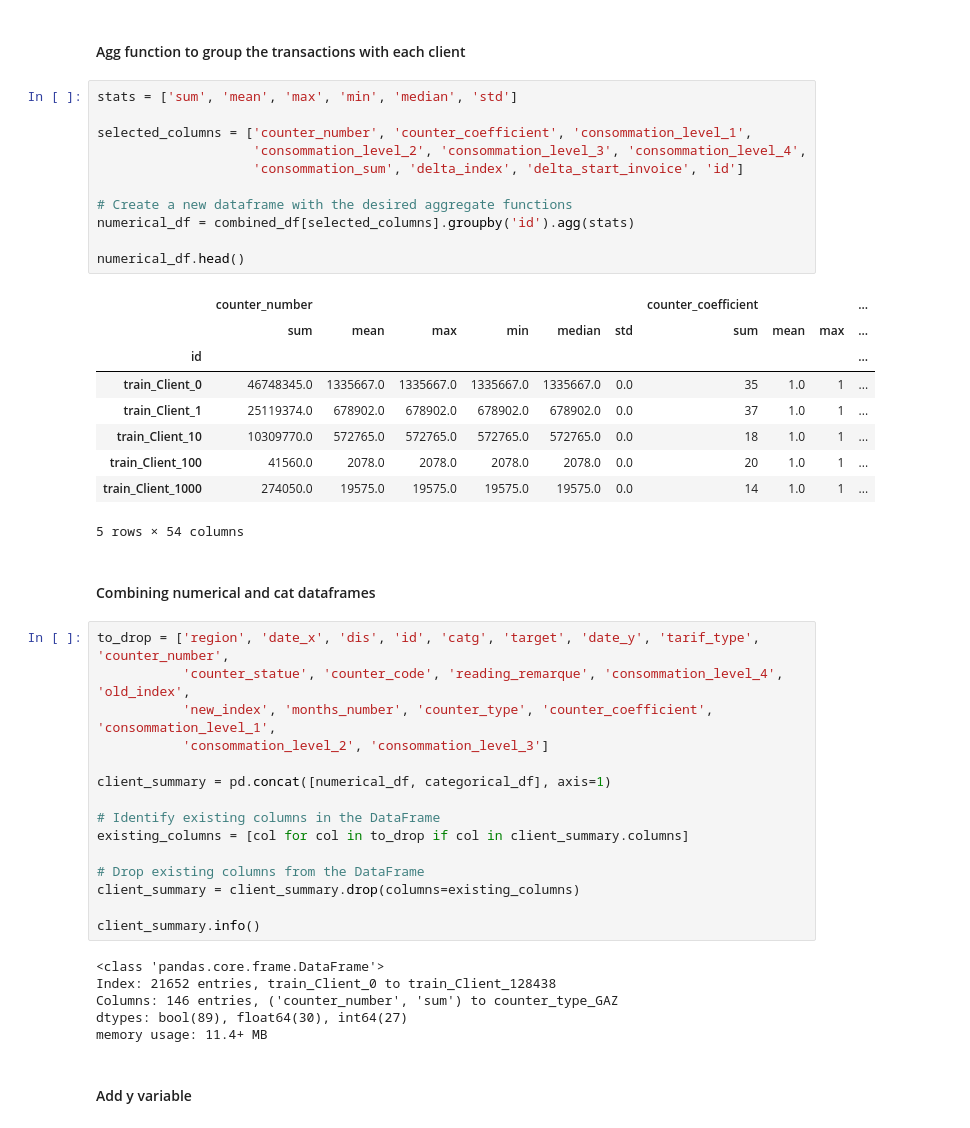
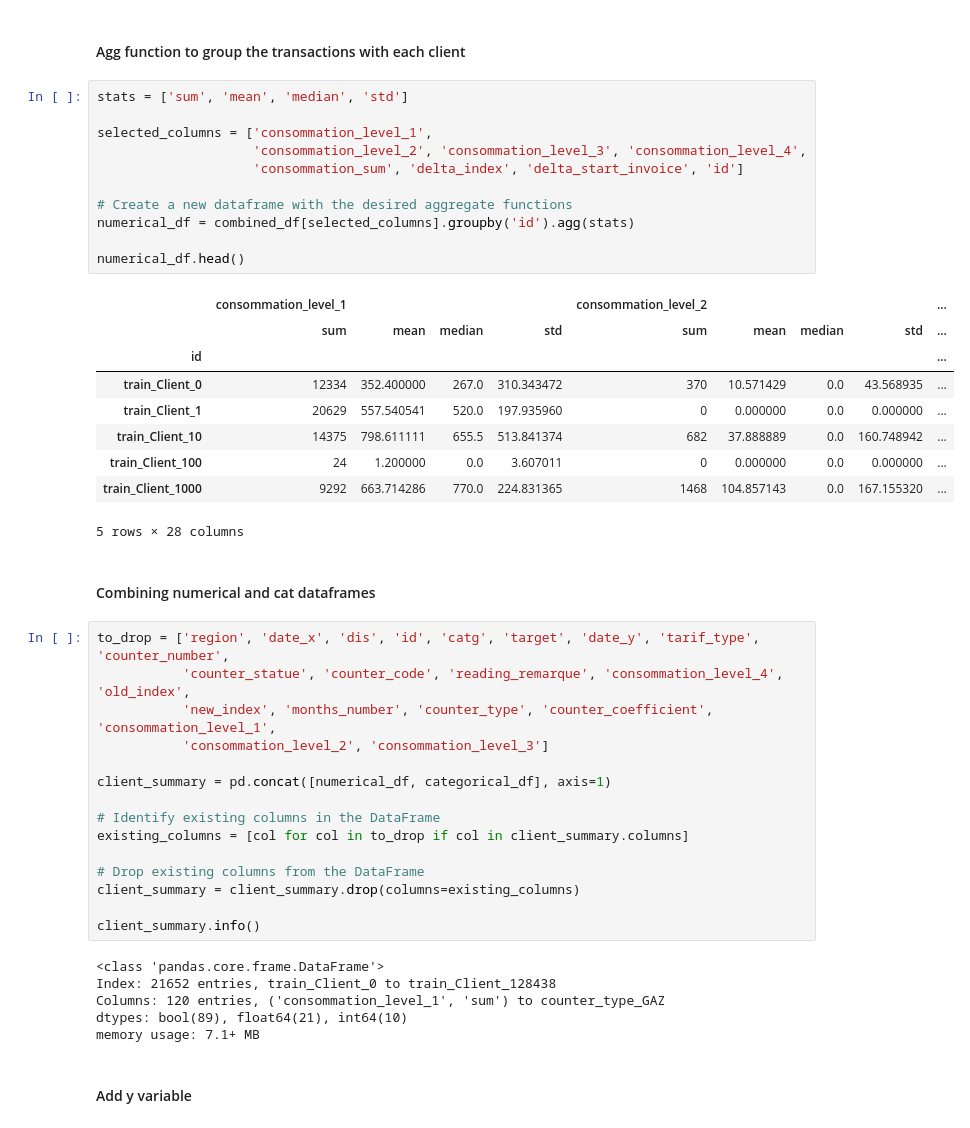
Before and after one commit to turrrray/gay, a Jupyter notebook: Fraud.ipynb, the cells around one changed output. Saved outputs shown, nothing was run; the diff lists cells and outputs as text.

```diff
--- a/Fraud.ipynb
+++ b/Fraud.ipynb
@@ -117,26 +117,26 @@ categorical_df = categorical_df.groupby('id').agg({col: 'max' for col in categor
 # %% [markdown]
 #### Agg function to group the transactions with each client
 # %%
-stats = ['sum', 'mean', 'max', 'min', 'median', 'std']
+stats = ['sum', 'mean', 'median', 'std']
 
-selected_columns = ['counter_number', 'counter_coefficient', 'consommation_level_1',
+selected_columns = ['consommation_level_1',
                     'consommation_level_2', 'consommation_level_3', 'consommation_level_4',
                     'consommation_sum', 'delta_index', 'delta_start_invoice', 'id']
 
 # Create a new dataframe with the desired aggregate functions
 numerical_df = combined_df[selected_columns].groupby('id').agg(stats)
 
 numerical_df.head()
 # %% [output]
-|  | counter_number |  |  |  |  |  | counter_coefficient |  |  | ... |
-|  | sum | mean | max | min | median | std | sum | mean | max | ... |
-| id |  |  |  |  |  |  |  |  |  | ... |
-| train_Client_0 | 46748345.0 | 1335667.0 | 1335667.0 | 1335667.0 | 1335667.0 | 0.0 | 35 | 1.0 | 1 | ... |
-| train_Client_1 | 25119374.0 | 678902.0 | 678902.0 | 678902.0 | 678902.0 | 0.0 | 37 | 1.0 | 1 | ... |
-| train_Client_10 | 10309770.0 | 572765.0 | 572765.0 | 572765.0 | 572765.0 | 0.0 | 18 | 1.0 | 1 | ... |
-| train_Client_100 | 41560.0 | 2078.0 | 2078.0 | 2078.0 | 2078.0 | 0.0 | 20 | 1.0 | 1 | ... |
-| train_Client_1000 | 274050.0 | 19575.0 | 19575.0 | 19575.0 | 19575.0 | 0.0 | 14 | 1.0 | 1 | ... |
+|  | consommation_level_1 |  |  |  | consommation_level_2 |  |  |  | ... |
+|  | sum | mean | median | std | sum | mean | median | std | ... |
+| id |  |  |  |  |  |  |  |  | ... |
+| train_Client_0 | 12334 | 352.400000 | 267.0 | 310.343472 | 370 | 10.571429 | 0.0 | 43.568935 | ... |
+| train_Client_1 | 20629 | 557.540541 | 520.0 | 197.935960 | 0 | 0.000000 | 0.0 | 0.000000 | ... |
+| train_Client_10 | 14375 | 798.611111 | 655.5 | 513.841374 | 682 | 37.888889 | 0.0 | 160.748942 | ... |
+| train_Client_100 | 24 | 1.200000 | 0.0 | 3.607011 | 0 | 0.000000 | 0.0 | 0.000000 | ... |
+| train_Client_1000 | 9292 | 663.714286 | 770.0 | 224.831365 | 1468 | 104.857143 | 0.0 | 167.155320 | ... |
-5 rows × 54 columns
+5 rows × 28 columns
 # %% [markdown]
 #### Combining numerical and cat dataframes
 # %%
@@ -157,9 +157,9 @@ client_summary.info()
 # %% [output]
 <class 'pandas.core.frame.DataFrame'>
 Index: 21652 entries, train_Client_0 to train_Client_128438
-Columns: 146 entries, ('counter_number', 'sum') to counter_type_GAZ
-dtypes: bool(89), float64(30), int64(27)
-memory usage: 11.4+ MB
+Columns: 120 entries, ('consommation_level_1', 'sum') to counter_type_GAZ
+dtypes: bool(89), float64(21), int64(10)
+memory usage: 7.1+ MB
 # %% [markdown]
 #### Add y variable
 # %%
```
Also changed, not shown: parts of 4 cells of this notebook.
